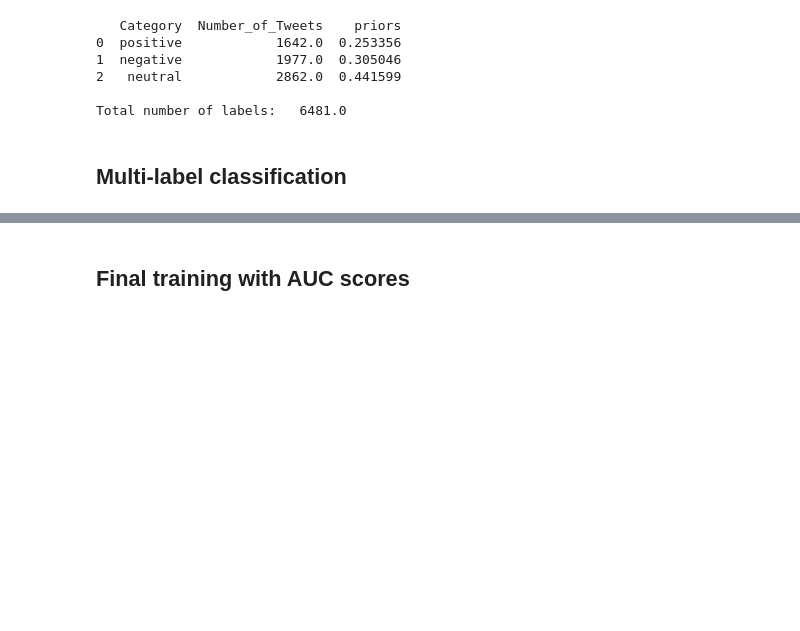
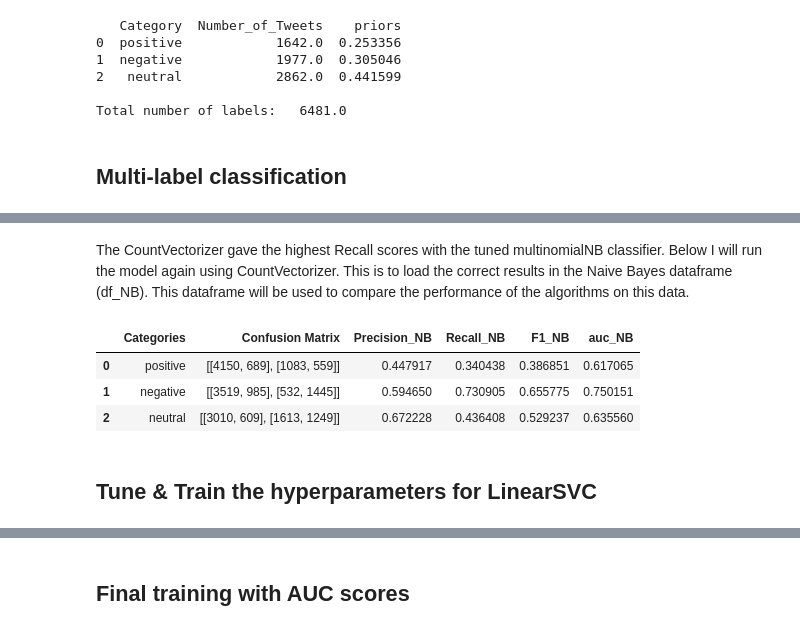
Before and after one commit to ValeryLynn/National-Patterns-in-Race-Tweets, a Jupyter notebook: VLynn_racial_tweets_training.ipynb, the cells around one changed output, grey strips where cells are left out. Saved outputs shown, nothing was run; the diff lists cells and outputs as text; code cells hidden in the pictures; blank space fills up the shorter version.

```diff
--- a/VLynn_racial_tweets_training.ipynb
+++ b/VLynn_racial_tweets_training.ipynb
@@ -1080,0 +238,71 @@ The best recall for the positive label was obtained with the tuned SVC model. Th
+# %% [markdown]
+The CountVectorizer gave the highest Recall scores with the tuned multinomialNB classifier. Below I will run the model again using CountVectorizer. This is to load the correct results in the Naive Bayes dataframe (df_NB). This dataframe will be used to compare the performance of the algorithms on this data.
+# %%
+#Run model with CountVectorizer and get AUC scores
+
+conmatrxNB = []
+precisionNB = []
+recallNB = []
+f1NB = []
+aucNB = []
+aveprecNB = []
+
+clf_NB = MultinomialNB()
+
+alphas = [.00001,.0001, .001, .01, .1, 1, 5, 10, 50]
+
+# Create hyperparameter options
+hyperparameters = dict(alpha=alphas)
+
+# Create grid search using 5-fold cross validation
+clf_tune = GridSearchCV(clf_NB, hyperparameters, cv=5, scoring='recall')
+
+
+for category in categories:
+    # Fit grid search
+    best_model = clf_tune.fit(Xv, df_train[category])
+    alpha = best_model.best_estimator_.get_params()['alpha']
+
+    clf_tunedNB = MultinomialNB(alpha=alpha)
+
+    y_train_pred = cross_val_predict(clf_tunedNB, Xv, df_train[category], cv=5)
+
+    cmNB = confusion_matrix(df_train[category], y_train_pred)
+    conmatrxNB.append(cmNB)
+    precNB = precision_score(df_train[category], y_train_pred)
+    precisionNB.append(precNB)
+    recNB = recall_score(df_train[category], y_train_pred)
+    recallNB.append(recNB)
+    fNB = f1_score(df_train[category], y_train_pred)
+    f1NB.append(fNB)
+
+    #Make training and testing data.
+    y = df_train[category].values.astype(np.int)
+
+    X_train, X_test, y_train, y_test = train_test_split(Xv, y, test_size=0.3)
+
+    #Fit the tuned classifier to the training data.
+    clf_tunedNB.fit(X_train, y_train)
+
+    #Calculate AUC score with the test set
+    y_pred = clf_tunedNB.predict(X_test)
+    fpr, tpr, _ = roc_curve(y_test, y_pred)
+    auc_nb = roc_auc_score(y_test, y_pred)
+    aucNB.append(auc_nb)
+
+
+dictNB = {'Categories':categories, 'Confusion Matrix':conmatrxNB, 'Precision_NB':precisionNB,
+          'Recall_NB':recallNB, 'F1_NB':f1NB, 'auc_NB':aucNB}
+
+
+df_NB = pd.DataFrame(dictNB)
+#df_NB.to_csv('Results_NB_HBR.csv')
+
+df_NB
+# %% [output]
+|  | Categories | Confusion Matrix | Precision_NB | Recall_NB | F1_NB | auc_NB |
+| 0 | positive | [[4150, 689], [1083, 559]] | 0.447917 | 0.340438 | 0.386851 | 0.617065 |
+| 1 | negative | [[3519, 985], [532, 1445]] | 0.594650 | 0.730905 | 0.655775 | 0.750151 |
+| 2 | neutral | [[3010, 609], [1613, 1249]] | 0.672228 | 0.436408 | 0.529237 | 0.635560 |
+# %% [markdown]
+## Tune & Train the hyperparameters for LinearSVC
```
Also changed, not shown: parts of 92 cells of this notebook.
